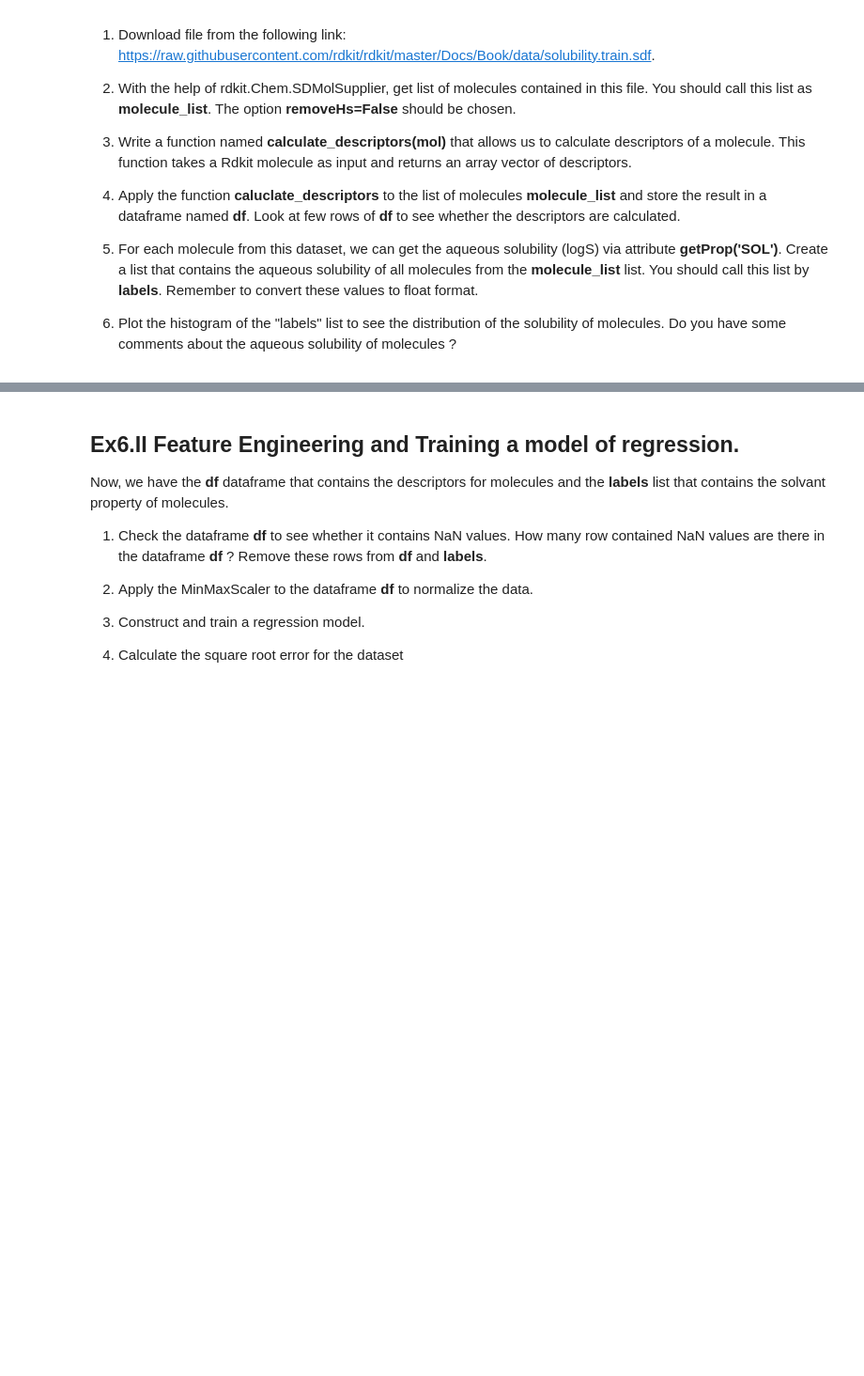
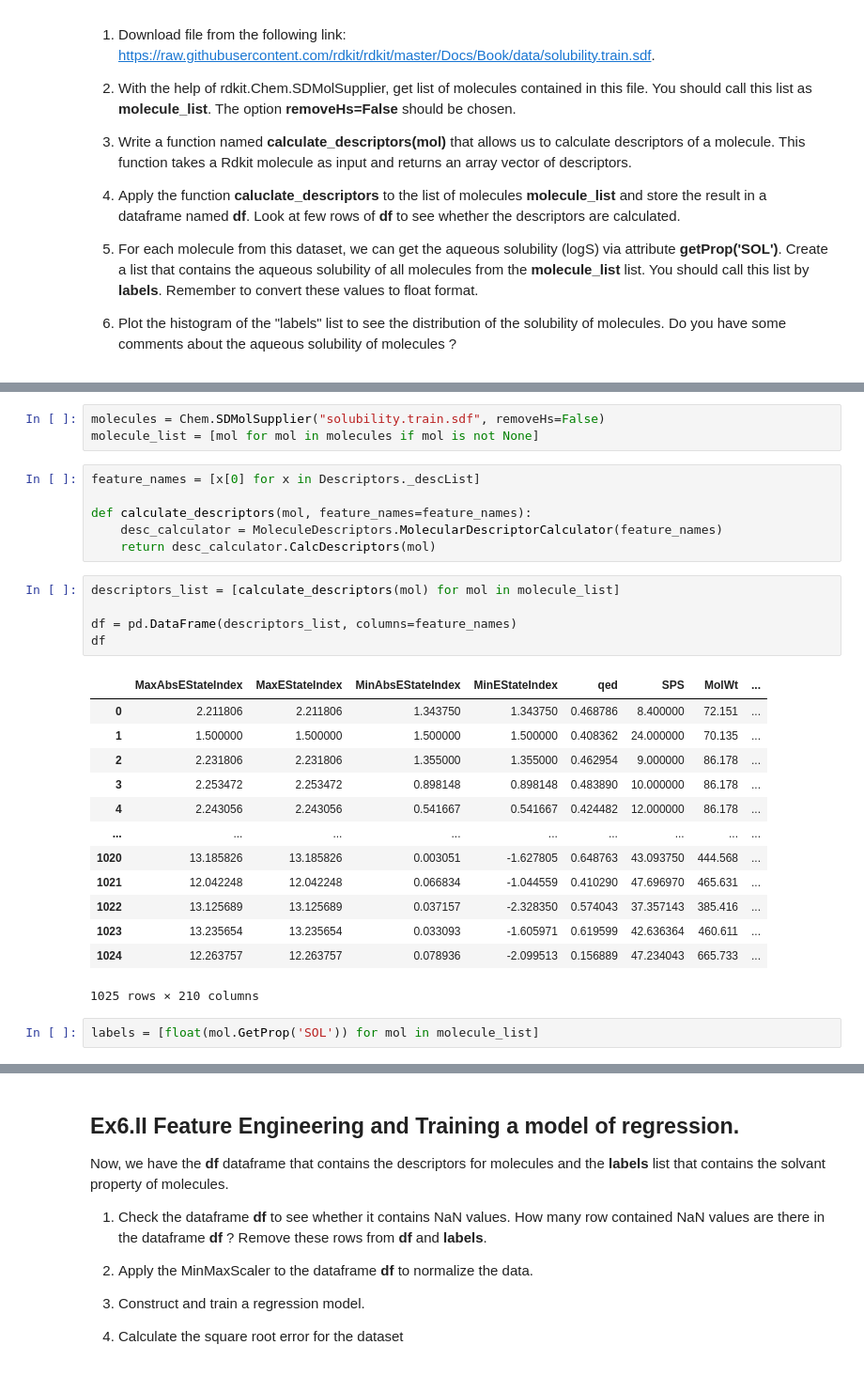
Before and after one commit to TopAgrume/healt_projects, a Jupyter notebook: 2_ML4_Molecule_properties/Copy_of_2024_Rdkit_II_solubility_prediction.ipynb, the cells around one changed output, grey strips where cells are left out. Shown at 94% size. Cells and saved outputs as stored; diff of their text form; blank space fills up the shorter version.

```diff
--- a/2_ML4_Molecule_properties/Copy_of_2024_Rdkit_II_solubility_prediction.ipynb
+++ b/2_ML4_Molecule_properties/Copy_of_2024_Rdkit_II_solubility_prediction.ipynb
@@ -169,0 +224,30 @@ solubility.train.sd 100%[===================>]   1.31M  --.-KB/s    in 0.05s
+# %%
+molecules = Chem.SDMolSupplier("solubility.train.sdf", removeHs=False)
+molecule_list = [mol for mol in molecules if mol is not None]
+# %%
+feature_names = [x[0] for x in Descriptors._descList]
+
+def calculate_descriptors(mol, feature_names=feature_names):
+    desc_calculator = MoleculeDescriptors.MolecularDescriptorCalculator(feature_names)
+    return desc_calculator.CalcDescriptors(mol)
+# %%
+descriptors_list = [calculate_descriptors(mol) for mol in molecule_list]
+
+df = pd.DataFrame(descriptors_list, columns=feature_names)
+df
+# %% [output]
+|  | MaxAbsEStateIndex | MaxEStateIndex | MinAbsEStateIndex | MinEStateIndex | qed | SPS | MolWt | ... |
+| 0 | 2.211806 | 2.211806 | 1.343750 | 1.343750 | 0.468786 | 8.400000 | 72.151 | ... |
+| 1 | 1.500000 | 1.500000 | 1.500000 | 1.500000 | 0.408362 | 24.000000 | 70.135 | ... |
+| 2 | 2.231806 | 2.231806 | 1.355000 | 1.355000 | 0.462954 | 9.000000 | 86.178 | ... |
+| 3 | 2.253472 | 2.253472 | 0.898148 | 0.898148 | 0.483890 | 10.000000 | 86.178 | ... |
+| 4 | 2.243056 | 2.243056 | 0.541667 | 0.541667 | 0.424482 | 12.000000 | 86.178 | ... |
+| ... | ... | ... | ... | ... | ... | ... | ... | ... |
+| 1020 | 13.185826 | 13.185826 | 0.003051 | -1.627805 | 0.648763 | 43.093750 | 444.568 | ... |
+| 1021 | 12.042248 | 12.042248 | 0.066834 | -1.044559 | 0.410290 | 47.696970 | 465.631 | ... |
+| 1022 | 13.125689 | 13.125689 | 0.037157 | -2.328350 | 0.574043 | 37.357143 | 385.416 | ... |
+| 1023 | 13.235654 | 13.235654 | 0.033093 | -1.605971 | 0.619599 | 42.636364 | 460.611 | ... |
+| 1024 | 12.263757 | 12.263757 | 0.078936 | -2.099513 | 0.156889 | 47.234043 | 665.733 | ... |
+1025 rows × 210 columns
+# %%
+labels = [float(mol.GetProp('SOL')) for mol in molecule_list]
```
Also changed, not shown: parts of 23 cells of this notebook, 2 other files.
